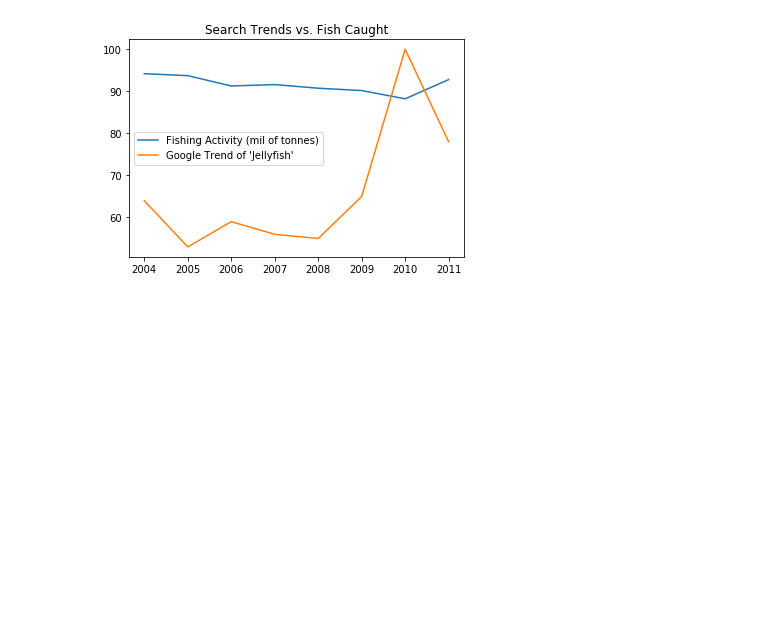
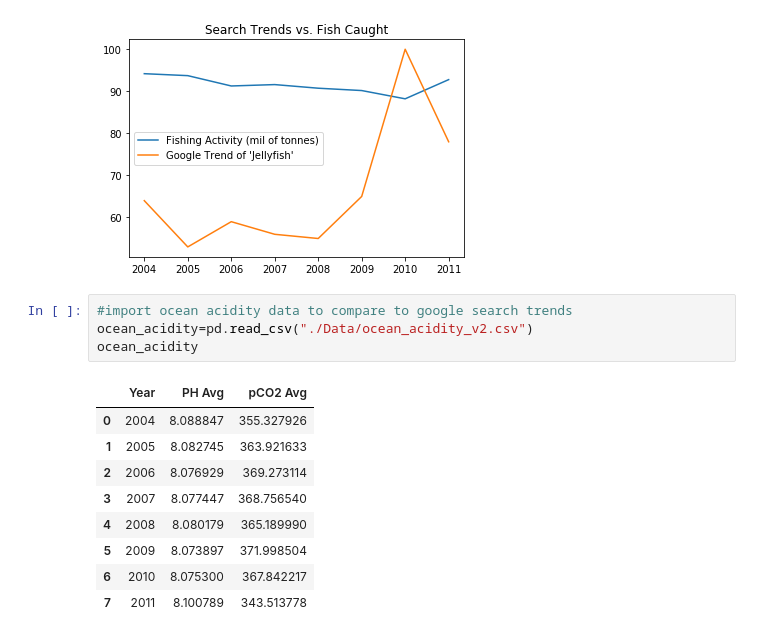
Before and after one commit to anniid/project_1, a Jupyter notebook: google search impact.ipynb, the cells around one changed output. Drawn from its saved outputs; the diff is of its cells as text; blank space fills up the shorter version.

```diff
--- a/google search impact.ipynb
+++ b/google search impact.ipynb
@@ -150,3 +147,17 @@ plt.title("Search Trends vs. Fish Caught")
 # %% [output]
 Text(0.5, 1.0, 'Search Trends vs. Fish Caught')
 [figure]
+# %%
+#import ocean acidity data to compare to google search trends
+ocean_acidity=pd.read_csv("./Data/ocean_acidity_v2.csv")
+ocean_acidity
+# %% [output]
+|  | Year | PH Avg | pCO2 Avg |
+| 0 | 2004 | 8.088847 | 355.327926 |
+| 1 | 2005 | 8.082745 | 363.921633 |
+| 2 | 2006 | 8.076929 | 369.273114 |
+| 3 | 2007 | 8.077447 | 368.756540 |
+| 4 | 2008 | 8.080179 | 365.189990 |
+| 5 | 2009 | 8.073897 | 371.998504 |
+| 6 | 2010 | 8.075300 | 367.842217 |
+| 7 | 2011 | 8.100789 | 343.513778 |
```
Also changed, not shown: parts of 5 cells of this notebook, 2 other files.
